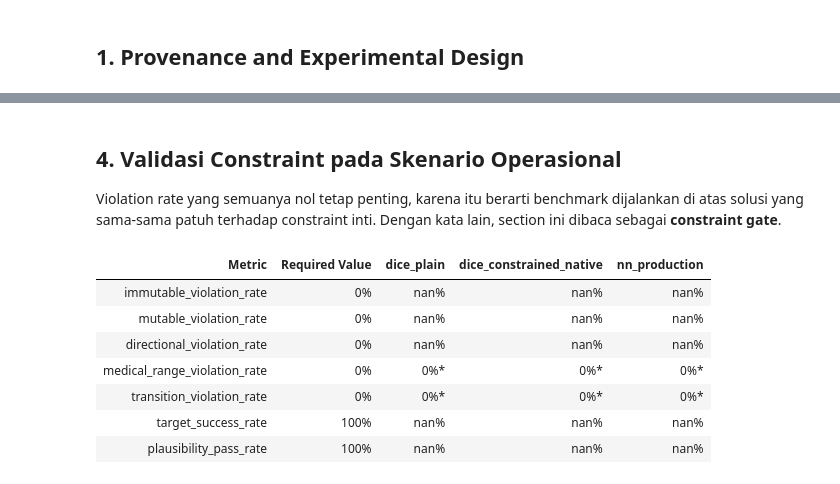
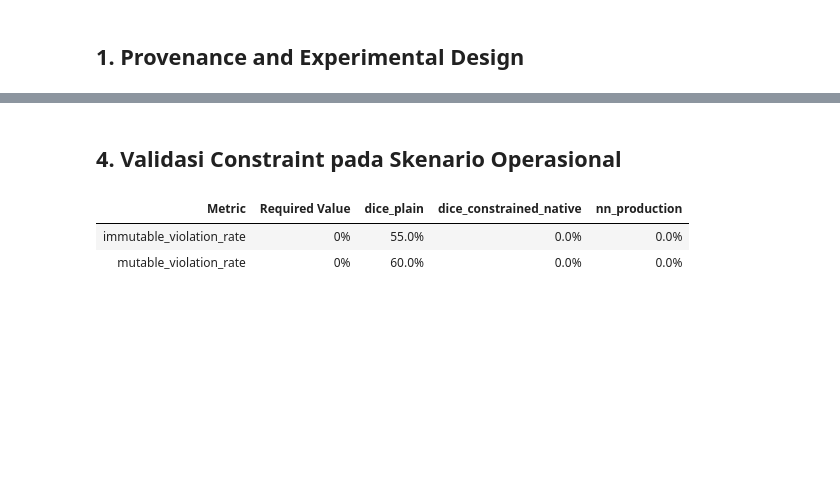
Before and after one commit to Diabetify-2-0/diabetify-cf, a Jupyter notebook: experiments/notebooks/core_benchmark.ipynb, the cells around one changed output, grey strips where cells are left out. Drawn from its saved outputs; the diff is of its cells as text; code cells hidden in the pictures; blank space fills up the shorter version.

```diff
--- a/experiments/notebooks/core_benchmark.ipynb
+++ b/experiments/notebooks/core_benchmark.ipynb
@@ -35,13 +32,11 @@ pd.set_option("display.max_columns", 100)
 pd.set_option("display.max_rows", 200)
 
 ENGINE_ORDER = ["dice_plain", "dice_constrained_native", "nn_production"]
-SCENARIO_ORDER = ["default_mutable", "bmi_activity_smoking_hypertension", "bmi_activity", "bmi", "activity", "no_mutable"]
+SCENARIO_ORDER = ["default_mutable", "bmi_activity_smoking_hypertension", "bmi_activity", "bmi"]
 ENGINE_COLORS = {"dice_plain": "#1f77b4", "dice_constrained_native": "#ff7f0e", "nn_production": "#2ca02c"}
 
 SCENARIO_GROUPS = {
     "operational": ["default_mutable", "bmi_activity_smoking_hypertension", "bmi_activity", "bmi"],
-    "stress_test": ["activity"],
-    "infeasible_control": ["no_mutable"],
 }
 SCENARIO_GROUP_LABELS = {
     "operational": "Operational",
@@ -394,71 +413,38 @@ if not scenario_view.empty:
 # %% [markdown]
 ## 4. Validasi Constraint pada Skenario Operasional
-
-Violation rate yang semuanya nol tetap penting, karena itu berarti benchmark dijalankan di atas solusi yang sama-sama patuh terhadap constraint inti. Dengan kata lain, section ini dibaca sebagai **constraint gate**.
 # %%
 if not scenario_df.empty:
-    constraint_view = scenario_view.loc[
-        scenario_view["scenario_group"] == "operational",
-        [
-            "engine",
-            "scenario",
-            "immutable_violation_rate",
-            "mutable_violation_rate",
-            "directional_violation_rate",
-            "target_success_rate",
-            "plausibility_pass_rate",
-        ],
-    ].sort_values(["scenario", "engine"]).reset_index(drop=True)
-
     constraint_summary = (
-        constraint_view.groupby("engine", as_index=False)
+        scenario_view.loc[
+            scenario_view["scenario_group"] == "operational",
+            [
+                "engine",
+                "immutable_violation_rate",
+                "mutable_violation_rate",
+            ],
+        ]
+        .groupby("engine", as_index=False)
         .agg(
             immutable_violation_rate=("immutable_violation_rate", "mean"),
             mutable_violation_rate=("mutable_violation_rate", "mean"),
-            directional_violation_rate=("directional_violation_rate", "mean"),
-            target_success_rate=("target_success_rate", "mean"),
-            plausibility_pass_rate=("plausibility_pass_rate", "mean"),
         )
-        .sort_values("engine")
-        .reset_index(drop=True)
     )
 
     validity_by_engine = constraint_summary.set_index("engine").reindex(ENGINE_ORDER)
     mandatory_validity_rows = []
-    exported_validity_metrics = [
-        ("immutable_violation_rate", "0%"),
-        ("mutable_violation_rate", "0%"),
-        ("directional_violation_rate", "0%"),
-    ]
-    for metric, required_value in exported_validity_metrics:
-        row = {"Metric": metric, "Required Value": required_value}
-        row.update({engine: f"{validity_by_engine.loc[engine, metric]:.1%}" for engine in ENGINE_ORDER})
-        mandatory_validity_rows.append(row)
-
-    for metric in ["medical_range_violation_rate", "transition_violation_rate"]:
+    for metric in ["immutable_violation_rate", "mutable_violation_rate"]:
         row = {"Metric": metric, "Required Value": "0%"}
-        row.update({engine: "0%*" for engine in ENGINE_ORDER})
-        mandatory_validity_rows.append(row)
-
-    for metric in ["target_success_rate", "plausibility_pass_rate"]:
-        row = {"Metric": metric, "Required Value": "100%"}
         row.update({engine: f"{validity_by_engine.loc[engine, metric]:.1%}" for engine in ENGINE_ORDER})
         mandatory_validity_rows.append(row)
 
     mandatory_validity_table = pd.DataFrame(mandatory_validity_rows)
     display(mandatory_validity_table.style.hide(axis="index"))
 
     all_zero = bool((constraint_summary[[
         "immutable_violation_rate",
         "mutable_violation_rate",
-        "directional_violation_rate",
     ]] == 0).all().all())
 # %% [output]
 | Metric | Required Value | dice_plain | dice_constrained_native | nn_production |
-| immutable_violation_rate | 0% | nan% | nan% | nan% |
-| mutable_violation_rate | 0% | nan% | nan% | nan% |
-| directional_violation_rate | 0% | nan% | nan% | nan% |
-| medical_range_violation_rate | 0% | 0%* | 0%* | 0%* |
-| transition_violation_rate | 0% | 0%* | 0%* | 0%* |
-| target_success_rate | 100% | nan% | nan% | nan% |
-| plausibility_pass_rate | 100% | nan% | nan% | nan% |
+| immutable_violation_rate | 0% | 55.0% | 0.0% | 0.0% |
+| mutable_violation_rate | 0% | 60.0% | 0.0% | 0.0% |
```
Also changed, not shown: parts of 14 cells of this notebook, 7 other files.
